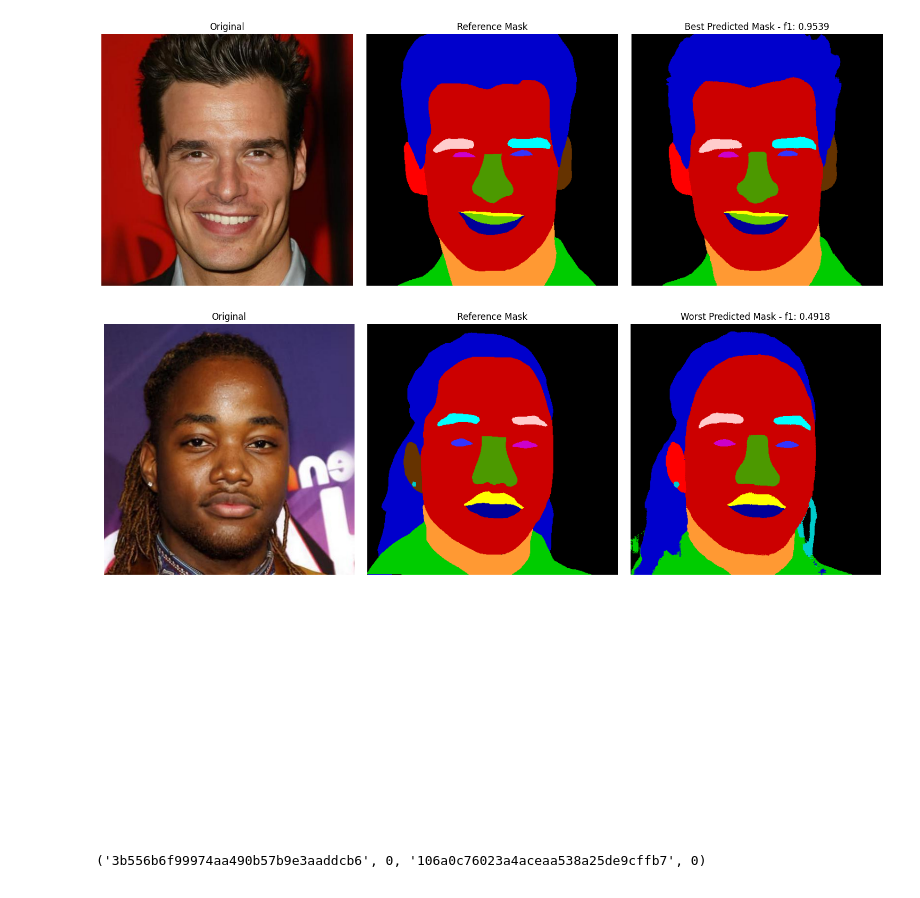
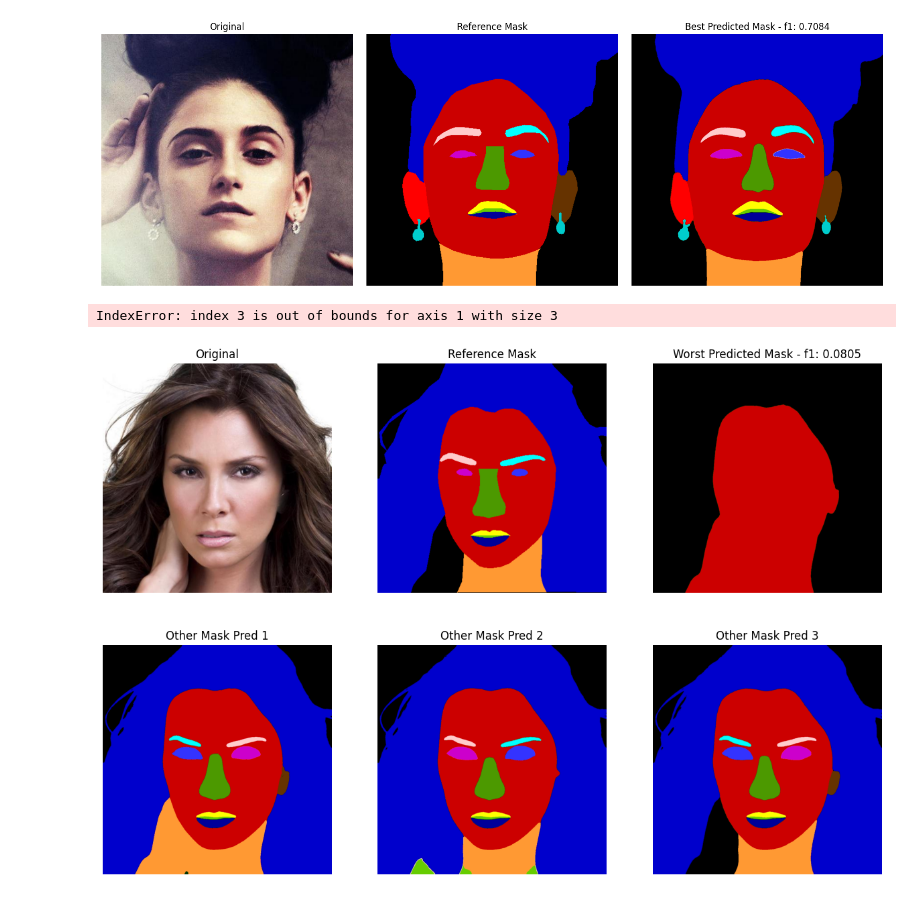
Before and after one commit to ifsheldon/PixelArena, a Jupyter notebook: draw_comparison.ipynb, the cells around one changed output. Saved outputs shown, nothing was run; the diff lists cells and outputs as text; code cells hidden in the pictures.

Commit message:
add more attempts

```diff
--- a/draw_comparison.ipynb
+++ b/draw_comparison.ipynb
@@ -12,13 +12,13 @@ import matplotlib.pyplot as plt
 # %%
 original_image_path = Path("./eval-set/images-150/")
 all_image_paths = list(original_image_path.glob("*.jpg"))
-masks_path = Path("./eval-set/masks-512/") # for sam3 and old CV models
-# masks_path = Path("./eval-set/masks-1024/") # for MLLM
+# masks_path = Path("./eval-set/masks-512/")  # for sam3 and old CV models
+masks_path = Path("./eval-set/masks-1024/") # for MLLM
 mask_transform = transforms.PILToTensor()
 image_ids = {image.stem for image in all_image_paths}
 image_ids_list = sorted(list(image_ids))
-attempts = 1 # for sam3 and old CV models
-# attempts = 3 # for MLLM
+# attempts = 1  # for sam3 and old CV models
+attempts = 5 # for MLLM
 
 
 @cache
@@ -34,12 +34,12 @@ def get_mask_ref(image_id: str, return_image: bool) -> torch.Tensor:
 
 
 result_paths = {
-    # "gemini-pro": Path("./results/gemini-pro-150"),
-    # "gemini-pro-shuffled": Path("./results/gemini-pro-150-shuffled-label-colors"),
-    # "gemini": Path("./results/gemini-150"),
-    # "gpt": Path("./results/gpt-image-150"),
+    "gemini-pro": Path("./results/gemini-pro-150"),
+    "gemini-pro-shuffled": Path("./results/gemini-pro-150-shuffled-label-colors"),
+    "gemini": Path("./results/gemini-150"),
+    "gpt": Path("./results/gpt-image-150"),
     # "sam3": Path("./results/sam3-150"),
-    "segface": Path("./results/segface-150"),
+    # "segface": Path("./results/segface-150"),
 }
 
 
@@ -119,8 +119,8 @@ for model, result_path in result_paths.items():
 import pickle
 
 # metrics_pkl_path = Path("metrics_sam3.pkl") # for sam3
-# metrics_pkl_path = Path("metrics.pkl") # for MLLM
-metrics_pkl_path = Path("metrics_segface.pkl")
+metrics_pkl_path = Path("mllms_metrics.pkl") # for MLLM
+# metrics_pkl_path = Path("metrics_segface.pkl") # for segface
 
 if metrics_pkl_path.exists() and LOAD_METRICS:
     with open(metrics_pkl_path, "rb") as f:
@@ -129,10 +129,10 @@ elif not metrics_pkl_path.exists() and LOAD_METRICS:
     raise Exception("LOAD_METRICS is True but metrics.pkl does not exist")
 elif not metrics_pkl_path.exists() and not LOAD_METRICS:
     metrics = {
-            "f1": metric_f1,
-            "iou": metric_iou,
-            "dice": metric_dice,
-        }
+        "f1": metric_f1,
+        "iou": metric_iou,
+        "dice": metric_dice,
+    }
     with open(metrics_pkl_path, "wb") as f:
         pickle.dump(metrics, f)
 else:
@@ -212,16 +212,16 @@ def plot_best_worst_mask(metric: torch.Tensor, metric_name: str, model: str):
 
     return best_image_id, best_attempt, worst_image_id, worst_attempt
 # %%
-model = "segface"
+model = "gemini-pro"
 metric_name = "f1"
 print(
     plot_best_worst_mask(
         metric=metrics[metric_name][model], metric_name=metric_name, model=model
     )
 )
 # print(plot_best_worst_mask(metric_iou["gemini-pro"], "IoU", "gemini-pro"))
 # print(plot_best_worst_mask(metric_dice["gemini-pro"], "Dice", "gemini-pro"))
 # %% [output]
-[figure, old version]
+[figure, new version]
+IndexError: index 3 is out of bounds for axis 1 with size 3
-[figure, old version]
+[figure, new version]
-('3b556b6f99974aa490b57b9e3aaddcb6', 0, '106a0c76023a4aceaa538a25de9cffb7', 0)
```
Also changed, not shown: 4 other files.
